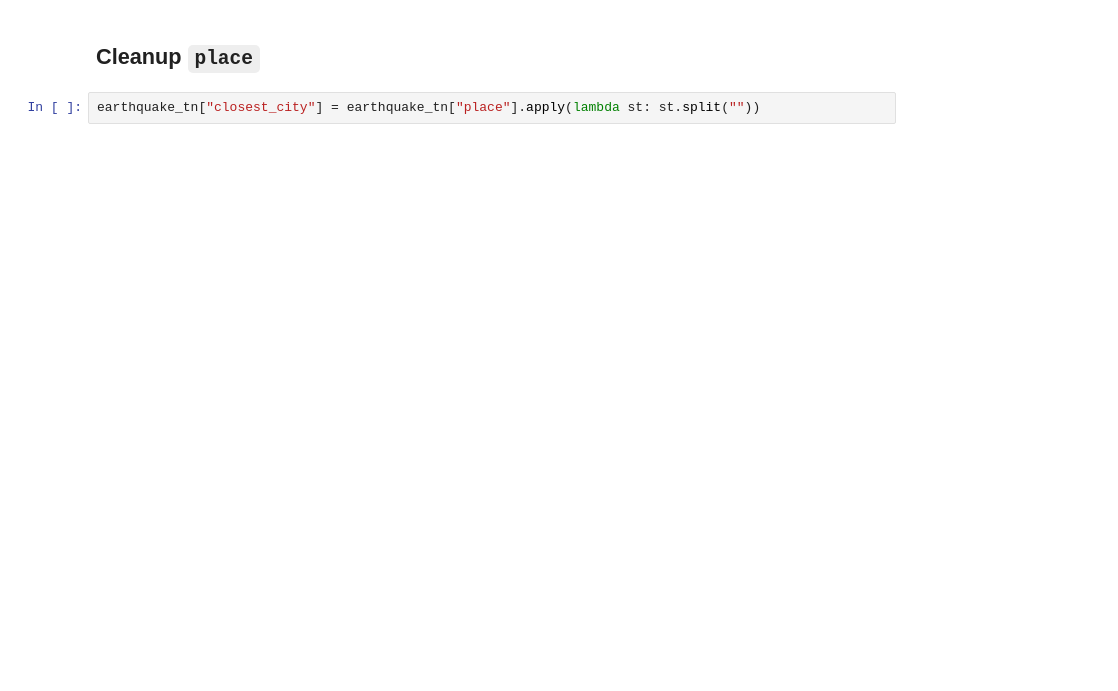
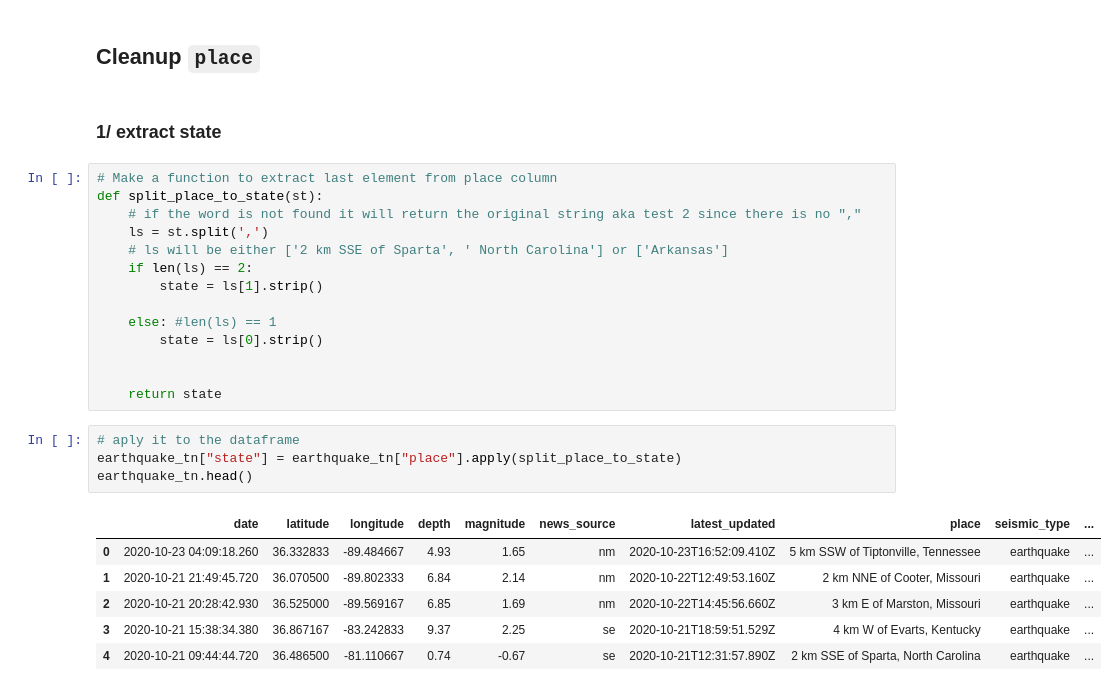
Before and after one commit to nss-data-science-cohort-4/dq3-earthquakes-amdquake, a Jupyter notebook: notebook/earthquake-tn-cleaning-01.ipynb, the cells around one changed output. Saved outputs shown, nothing was run; the diff lists cells and outputs as text; blank space fills up the shorter version.

Commit message:
earthquake_tn cleaned

```diff
--- a/notebook/earthquake-tn-cleaning-01.ipynb
+++ b/notebook/earthquake-tn-cleaning-01.ipynb
@@ -151,4 +152,29 @@ earthquake_tn.head()
 # %% [markdown]
 ## Cleanup `place`
-# %%
-earthquake_tn["closest_city"] = earthquake_tn["place"].apply(lambda st: st.split(""))
+# %% [markdown]
+### 1/ extract state
+# %%
+# Make a function to extract last element from place column
+def split_place_to_state(st):
+    # if the word is not found it will return the original string aka test 2 since there is no ","
+    ls = st.split(',')
+    # ls will be either ['2 km SSE of Sparta', ' North Carolina'] or ['Arkansas']
+    if len(ls) == 2:
+        state = ls[1].strip()
+
+    else: #len(ls) == 1
+        state = ls[0].strip()
+
+
+    return state
+# %%
+# aply it to the dataframe
+earthquake_tn["state"] = earthquake_tn["place"].apply(split_place_to_state)
+earthquake_tn.head()
+# %% [output]
+|  | date | latitude | longitude | depth | magnitude | news_source | latest_updated | place | seismic_type | ... |
+| 0 | 2020-10-23 04:09:18.260 | 36.332833 | -89.484667 | 4.93 | 1.65 | nm | 2020-10-23T16:52:09.410Z | 5 km SSW of Tiptonville, Tennessee | earthquake | ... |
+| 1 | 2020-10-21 21:49:45.720 | 36.070500 | -89.802333 | 6.84 | 2.14 | nm | 2020-10-22T12:49:53.160Z | 2 km NNE of Cooter, Missouri | earthquake | ... |
+| 2 | 2020-10-21 20:28:42.930 | 36.525000 | -89.569167 | 6.85 | 1.69 | nm | 2020-10-22T14:45:56.660Z | 3 km E of Marston, Missouri | earthquake | ... |
+| 3 | 2020-10-21 15:38:34.380 | 36.867167 | -83.242833 | 9.37 | 2.25 | se | 2020-10-21T18:59:51.529Z | 4 km W of Evarts, Kentucky | earthquake | ... |
+| 4 | 2020-10-21 09:44:44.720 | 36.486500 | -81.110667 | 0.74 | -0.67 | se | 2020-10-21T12:31:57.890Z | 2 km SSE of Sparta, North Carolina | earthquake | ... |
```
Also changed, not shown: parts of 17 cells of this notebook, 3 other files.
